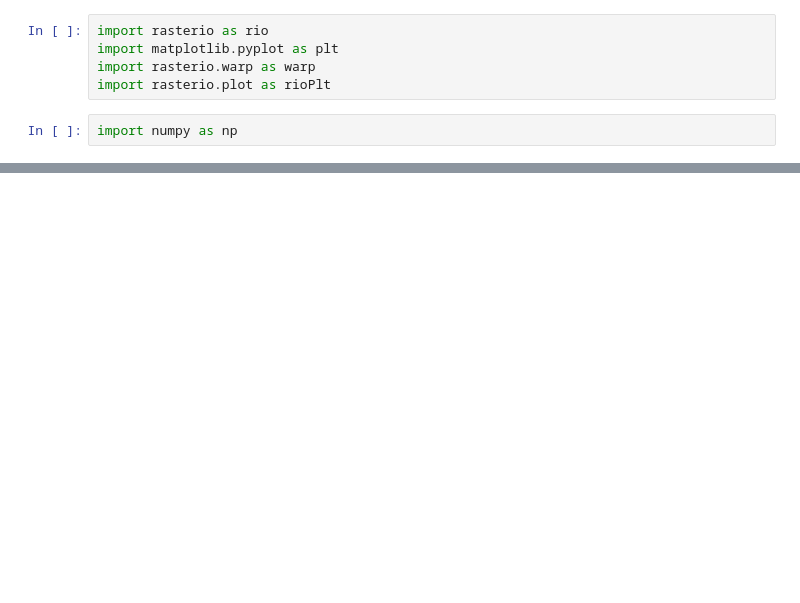
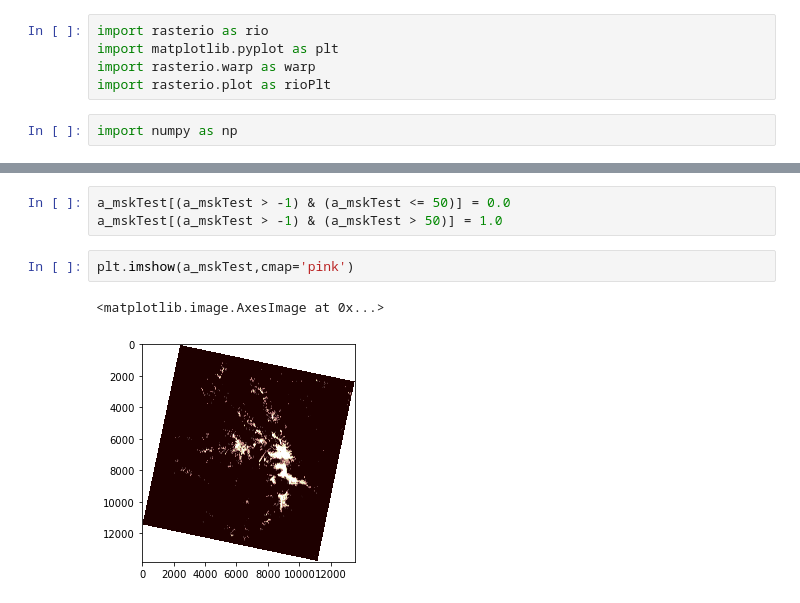
Before and after one commit to gwib/s1DataAndProcess, a Jupyter notebook: rasterOperations.ipynb, the cells around one changed output, grey strips where cells are left out. Saved outputs shown, nothing was run; the diff lists cells and outputs as text; blank space fills up the shorter version.

```diff
--- a/rasterOperations.ipynb
+++ b/rasterOperations.ipynb
@@ -127,0 +133,8 @@ np.histogram(array_orig_firstBand, bins=20)
+# %%
+a_mskTest[(a_mskTest > -1) & (a_mskTest <= 50)] = 0.0
+a_mskTest[(a_mskTest > -1) & (a_mskTest > 50)] = 1.0
+# %%
+plt.imshow(a_mskTest,cmap='pink')
+# %% [output]
+<matplotlib.image.AxesImage at 0x...>
+[figure, added]
```
Also changed, not shown: parts of 82 cells of this notebook, 1 other file.
